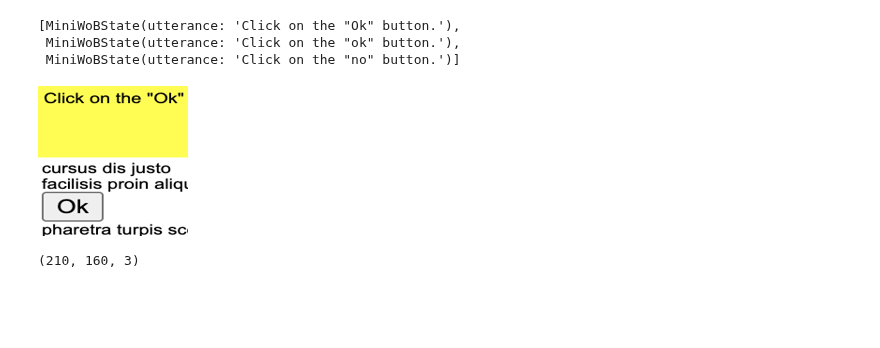
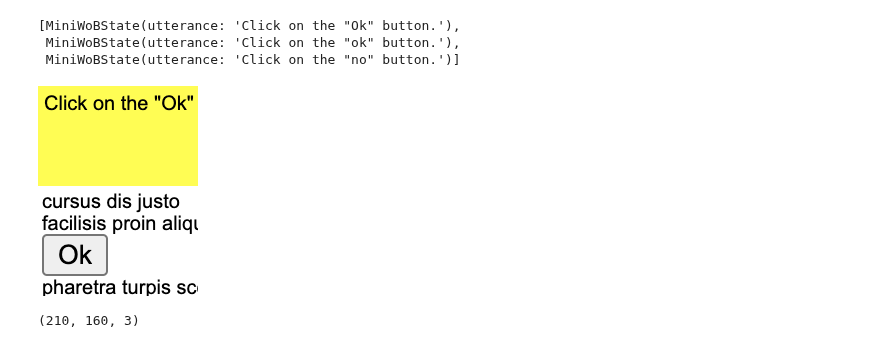
Before and after one commit to dllllb/rllr, a Jupyter notebook: notebooks/miniwob/miniwob.ipynb, the cells around one changed output. Drawn from its saved outputs; the diff is of its cells as text; code cells hidden in the pictures; blank space fills up the shorter version.

```diff
--- a/notebooks/miniwob/miniwob.ipynb
+++ b/notebooks/miniwob/miniwob.ipynb
@@ -26,9 +26,9 @@ states
  MiniWoBState(utterance: 'Click on the "ok" button.'),
  MiniWoBState(utterance: 'Click on the "no" button.')]
 # %%
-states[0].screenshot.resize([150, 150])
+states[0].screenshot
 # %% [output]
-[figure, old version]
+[figure, new version]
 # %%
 img = pil_to_numpy_array(states[0].screenshot)
 img.shape
```
Also changed, not shown: parts of 10 cells of this notebook.
